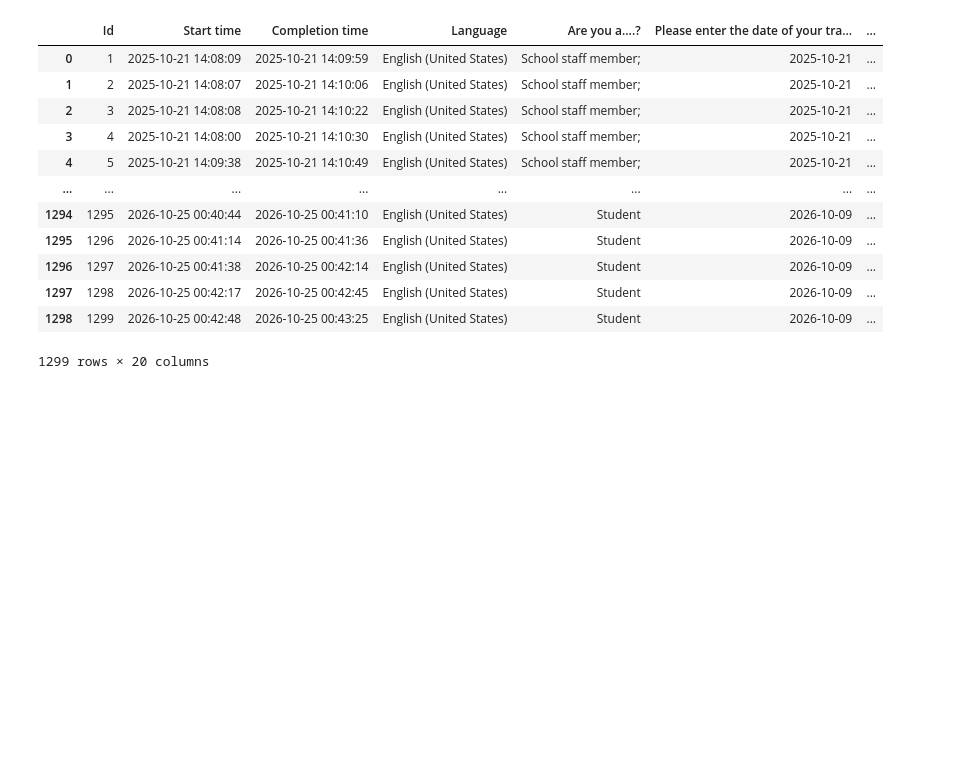
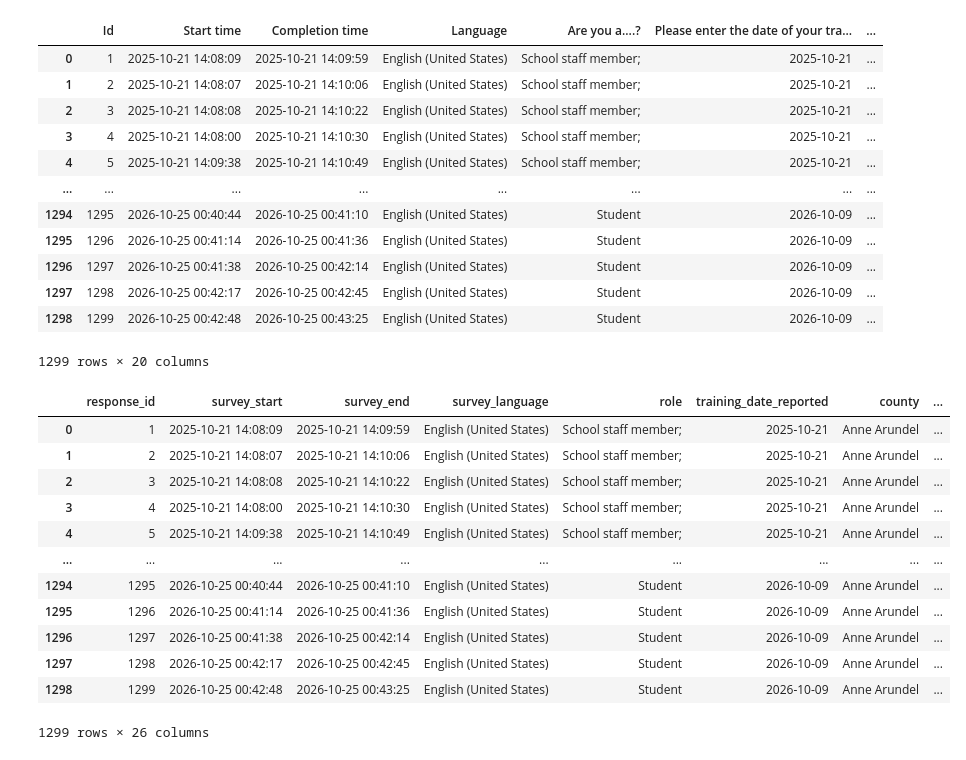
Before and after one commit to siennarg/BuildFest-Project, a Jupyter notebook: datasetAnalysis.ipynb, the cells around one changed output. Drawn from its saved outputs; the diff is of its cells as text; code cells hidden in the pictures; blank space fills up the shorter version.

Commit message:
Data cleaning, data dictionary

```diff
--- a/datasetAnalysis.ipynb
+++ b/datasetAnalysis.ipynb
@@ -1,7 +1,8 @@
 # %%
 import pandas as pd
 
-df = pd.read_excel('BuildFest_EveryMind_Survey_Data_FULL.xlsx')
+raw = pd.read_excel('BuildFest_EveryMind_Survey_Data_FULL.xlsx')
+df = raw.copy()
 df
 # %% [output]
 |  | Id | Start time | Completion time | Language | Are you a....? | Please enter the date of your tra... | ... |
@@ -19 +20,64 @@ df
 1299 rows × 20 columns
+# %%
+#FOR MORE INFORMATION ABOUT DATASET AND COLUMNS, SEE DATA DICTIONARY
+
+#Renaming Data Columns to be more understandable
+
+df.columns = [
+    "response_id", "survey_start", "survey_end", "survey_language", "role",
+    "training_date_reported", "county",
+    "post_identify_crisis", "post_describe_988", "post_know_when_988",
+    "pre_identify_crisis", "pre_describe_988", "pre_know_when_988",
+    "presenter_engaged", "presenter_knowledgeable", "training_organized",
+    "recommend_score_0_10", "likely_to_call_988_0_10",
+    "text_most_valuable", "text_how_to_improve",
+]
+
+# clean hidden characters in all text columns
+for c in df.select_dtypes(["object", "string"]):
+    df[c] = (df[c].astype("string")
+                  .str.replace("\u200e", "", regex=False)
+                  .str.replace("\u00a0", " ", regex=False)
+                  .str.strip())
+
+# ratings: text -> 1-5
+scale = {"strongly disagree": 1, "disagree": 2, "neither agree nor disagree": 3,
+         "neither agree or disagree": 3, "agree": 4, "strongly agree": 5}
+rating_cols = [c for c in df.columns if c.startswith(("pre_", "post_", "presenter_", "training_org"))]
+for c in rating_cols:
+    df[c] = df[c].str.lower().map(scale)
+
+# counties: 15 spellings -> 6
+df["county"] = (df.county.str.lower()
+                  .str.replace(" county", "", regex=False)
+                  .str.replace(" with nami mc", "", regex=False)
+                  .str.title()
+                  .replace({"Queen Anne'S": "Queen Anne's", "Prince George'S": "Prince George's"}))
+
+# the 6 columns you create
+df["survey_start"] = pd.to_datetime(df.survey_start)
+df["survey_end"]   = pd.to_datetime(df.survey_end)
+df["duration_sec"] = (df.survey_end - df.survey_start).dt.total_seconds()
+df["is_student"]   = df.role.str.contains("Student", na=False)
+df["gain_identify_crisis"] = df.post_identify_crisis - df.pre_identify_crisis
+df["gain_describe_988"]    = df.post_describe_988    - df.pre_describe_988
+df["gain_know_when_988"]   = df.post_know_when_988   - df.pre_know_when_988
+six = [c for c in df.columns if c.startswith(("pre_", "post_")) and "988" in c or "crisis" in c and c.startswith(("pre_","post_"))]
+df["exclude_candidate"] = (df[six] == 1).all(axis=1)
+
+
+df
+# %% [output]
+|  | response_id | survey_start | survey_end | survey_language | role | training_date_reported | county | ... |
+| 0 | 1 | 2025-10-21 14:08:09 | 2025-10-21 14:09:59 | English (United States) | School staff member; | 2025-10-21 | Anne Arundel | ... |
+| 1 | 2 | 2025-10-21 14:08:07 | 2025-10-21 14:10:06 | English (United States) | School staff member; | 2025-10-21 | Anne Arundel | ... |
+| 2 | 3 | 2025-10-21 14:08:08 | 2025-10-21 14:10:22 | English (United States) | School staff member; | 2025-10-21 | Anne Arundel | ... |
+| 3 | 4 | 2025-10-21 14:08:00 | 2025-10-21 14:10:30 | English (United States) | School staff member; | 2025-10-21 | Anne Arundel | ... |
+| 4 | 5 | 2025-10-21 14:09:38 | 2025-10-21 14:10:49 | English (United States) | School staff member; | 2025-10-21 | Anne Arundel | ... |
+| ... | ... | ... | ... | ... | ... | ... | ... | ... |
+| 1294 | 1295 | 2026-10-25 00:40:44 | 2026-10-25 00:41:10 | English (United States) | Student | 2026-10-09 | Anne Arundel | ... |
+| 1295 | 1296 | 2026-10-25 00:41:14 | 2026-10-25 00:41:36 | English (United States) | Student | 2026-10-09 | Anne Arundel | ... |
+| 1296 | 1297 | 2026-10-25 00:41:38 | 2026-10-25 00:42:14 | English (United States) | Student | 2026-10-09 | Anne Arundel | ... |
+| 1297 | 1298 | 2026-10-25 00:42:17 | 2026-10-25 00:42:45 | English (United States) | Student | 2026-10-09 | Anne Arundel | ... |
+| 1298 | 1299 | 2026-10-25 00:42:48 | 2026-10-25 00:43:25 | English (United States) | Student | 2026-10-09 | Anne Arundel | ... |
+1299 rows × 26 columns
```
Also changed, not shown: parts of 1 cell of this notebook, 3 other files.
